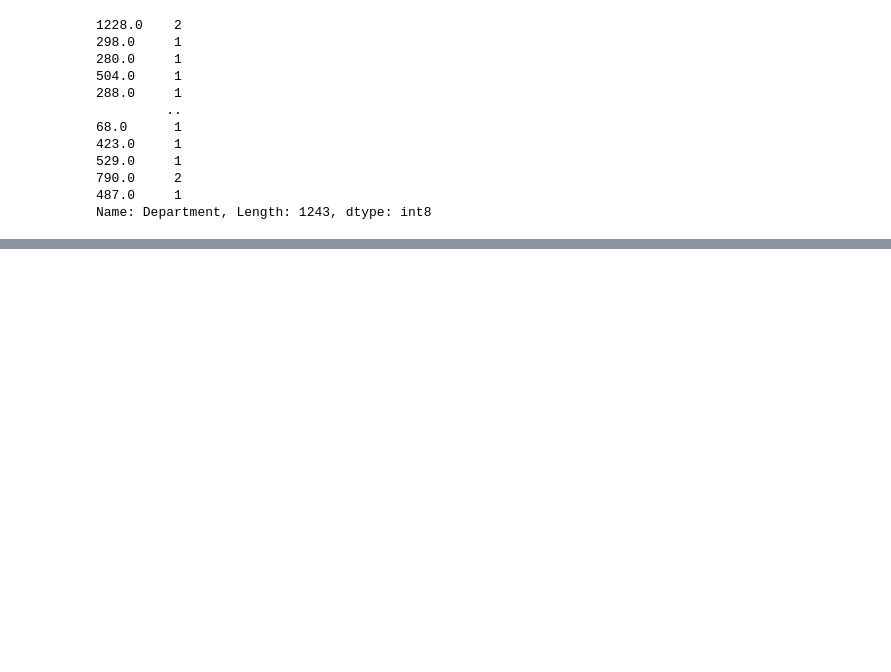
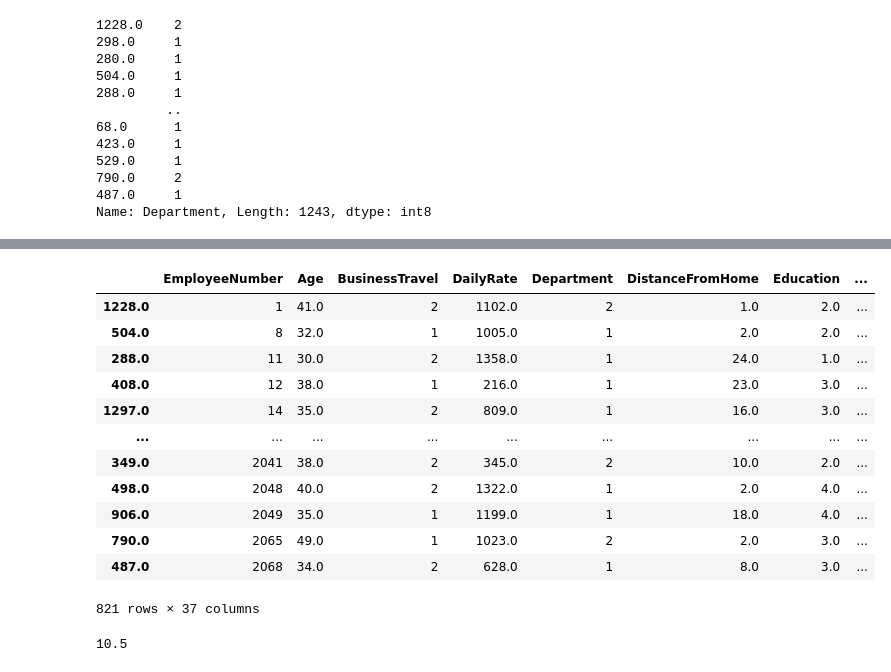
Before and after one commit to bvidru/ML_project_classification, a Jupyter notebook: ML_practical_project_classification.ipynb, the cells around one changed output, grey strips where cells are left out. Saved outputs shown, nothing was run; the diff lists cells and outputs as text; code cells hidden in the pictures; blank space fills up the shorter version.

```diff
--- a/ML_practical_project_classification.ipynb
+++ b/ML_practical_project_classification.ipynb
@@ -859,0 +845,11 @@ bins[5, 10, 15, 100]
+# %%
+def eliminate_outliers(df, columns):
+    desc_mat = df.describe()
+    for column in columns:
+        _25_per_0 = (desc_mat[column][4] + 1) / (desc_mat[column][3] + 1)
+        _50_per_25 = (desc_mat[column][5] + 1) / (desc_mat[column][4] + 1)
+        _75_per_50 = (desc_mat[column][6] + 1) / (desc_mat[column][5] + 1)
+        hundred = (_25_per_0/ _50_per_25) * (_50_per_25 / _75_per_50)
+        hundred *= (2 * desc_mat[column][6])
+        df = df[df[column] <= hundred]
+    return df
@@ -859,0 +859,4 @@ bins[5, 10, 15, 100]
+# %%
+columns = ["TotalWorkingYears", "YearsWithCurrManager", "YearsSinceLastPromotion", "YearsInCurrentRole", "YearsAtCompany"]
+df_joined_without_outliers = eliminate_outliers(df_joined, columns)
+df_joined_without_outliers.describe()
@@ -859,0 +874,28 @@ bins[5, 10, 15, 100]
+# %%
+
+df_joined_without_outliers
+# %% [output]
+|  | EmployeeNumber | Age | BusinessTravel | DailyRate | Department | DistanceFromHome | Education | ... |
+| 1228.0 | 1 | 41.0 | 2 | 1102.0 | 2 | 1.0 | 2.0 | ... |
+| 504.0 | 8 | 32.0 | 1 | 1005.0 | 1 | 2.0 | 2.0 | ... |
+| 288.0 | 11 | 30.0 | 2 | 1358.0 | 1 | 24.0 | 1.0 | ... |
+| 408.0 | 12 | 38.0 | 1 | 216.0 | 1 | 23.0 | 3.0 | ... |
+| 1297.0 | 14 | 35.0 | 2 | 809.0 | 1 | 16.0 | 3.0 | ... |
+| ... | ... | ... | ... | ... | ... | ... | ... | ... |
+| 349.0 | 2041 | 38.0 | 2 | 345.0 | 2 | 10.0 | 2.0 | ... |
+| 498.0 | 2048 | 40.0 | 2 | 1322.0 | 1 | 2.0 | 4.0 | ... |
+| 906.0 | 2049 | 35.0 | 1 | 1199.0 | 1 | 18.0 | 4.0 | ... |
+| 790.0 | 2065 | 49.0 | 1 | 1023.0 | 2 | 2.0 | 3.0 | ... |
+| 487.0 | 2068 | 34.0 | 2 | 628.0 | 1 | 8.0 | 3.0 | ... |
+821 rows × 37 columns
+# %%
+
+desc_mat = df_joined.describe()
+_25_per_0 = (desc_mat.YearsInCurrentRole[4] + 1) / (desc_mat.YearsInCurrentRole[3] + 1)
+_50_per_25 = (desc_mat.YearsInCurrentRole[5] + 1) / (desc_mat.YearsInCurrentRole[4] + 1)
+_75_per_50 = (desc_mat.YearsInCurrentRole[6] + 1) / (desc_mat.YearsInCurrentRole[5] + 1)
+hundred = (_25_per_0/ _50_per_25) * (_50_per_25 / _75_per_50)
+hundred *= desc_mat.YearsInCurrentRole[6]
+hundred
+# %% [output]
+10.5
```
Also changed, not shown: parts of 40 cells of this notebook.
